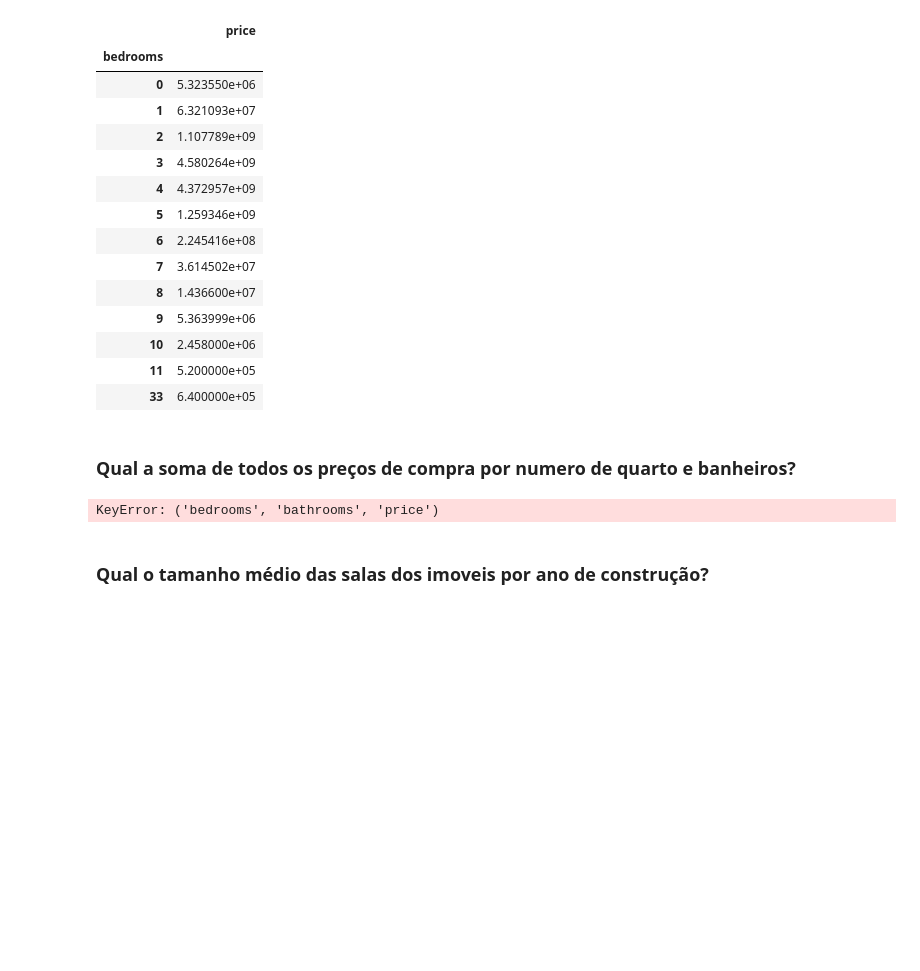
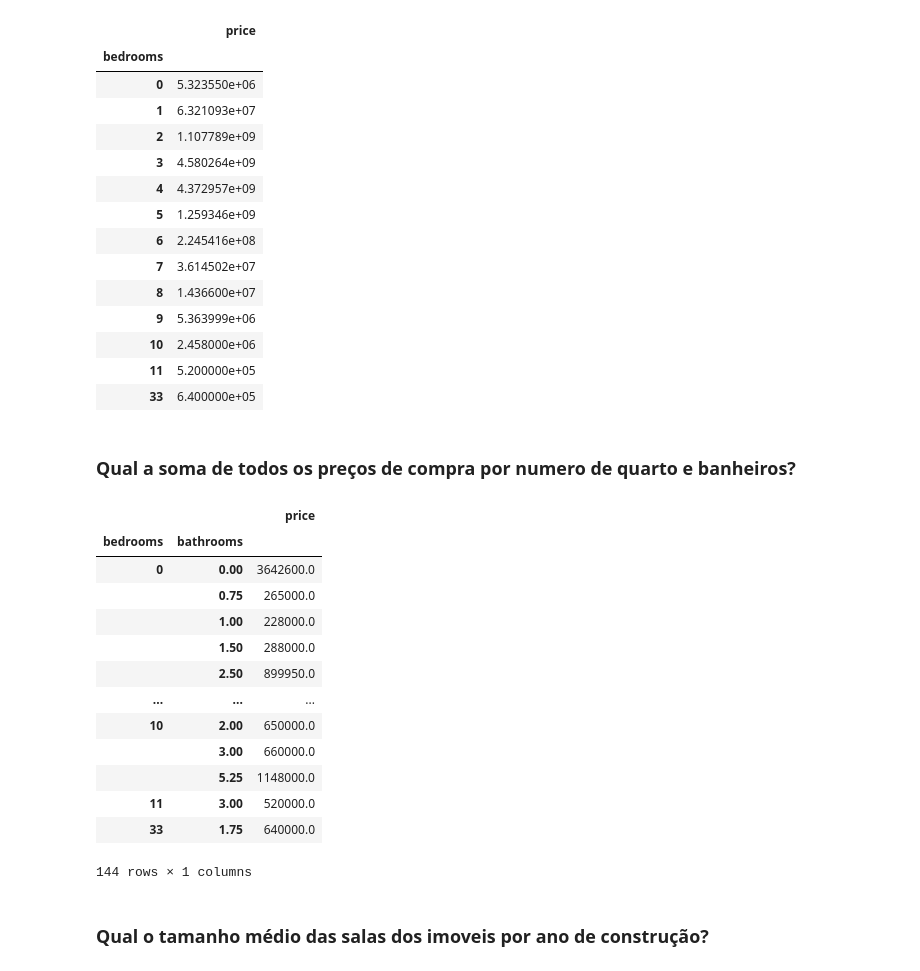
Before and after one commit to CelioM/house_rocket_sales_analisys, a Jupyter notebook: house_analisys.ipynb, the cells around one changed output. Cells and saved outputs as stored; diff of their text form; code cells hidden in the pictures; blank space fills up the shorter version.

Commit message:
'house_analysis'

```diff
--- a/house_analisys.ipynb
+++ b/house_analisys.ipynb
@@ -190,8 +190,21 @@ houseDf[['price','bedrooms']].groupby('bedrooms').sum()
 # %% [markdown]
 ### Qual a soma de todos os preços de compra por numero de quarto e banheiros?
 # %%
-houseDf['bedrooms','bathrooms','price'].groupby(['bedrooms','bathrooms']).sum()
+houseDf[['bedrooms','bathrooms','price']].groupby(['bedrooms','bathrooms']).sum()
 # %% [output]
+|  |  | price |
+| bedrooms | bathrooms |  |
+| 0 | 0.00 | 3642600.0 |
+|  | 0.75 | 265000.0 |
+|  | 1.00 | 228000.0 |
+|  | 1.50 | 288000.0 |
+|  | 2.50 | 899950.0 |
+| ... | ... | ... |
+| 10 | 2.00 | 650000.0 |
+|  | 3.00 | 660000.0 |
+|  | 5.25 | 1148000.0 |
+| 11 | 3.00 | 520000.0 |
+| 33 | 1.75 | 640000.0 |
-KeyError: ('bedrooms', 'bathrooms', 'price')
+144 rows × 1 columns
 # %% [markdown]
 ### Qual o tamanho médio das salas dos imoveis por ano de construção?
```
Also changed, not shown: parts of 4 cells of this notebook.
